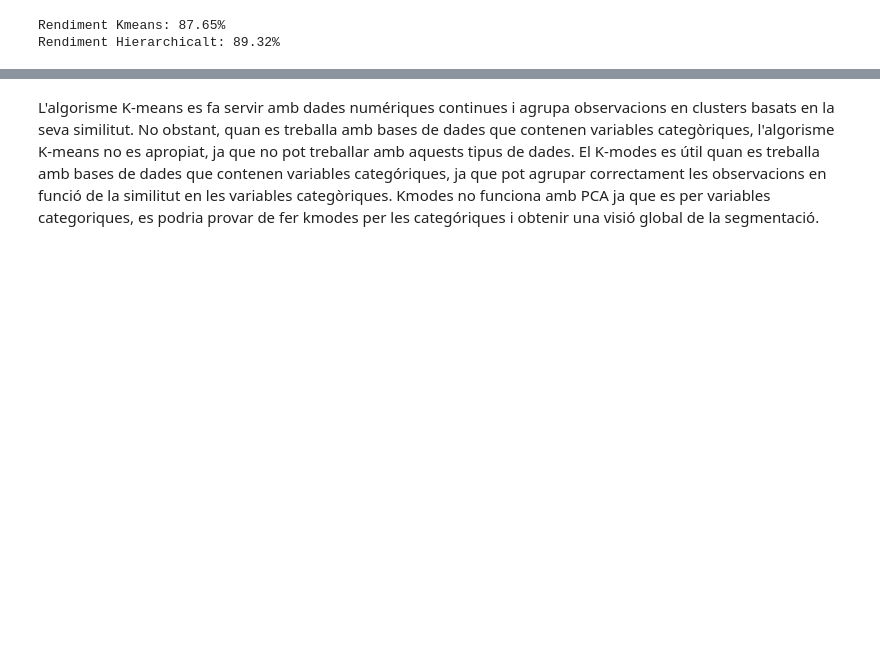
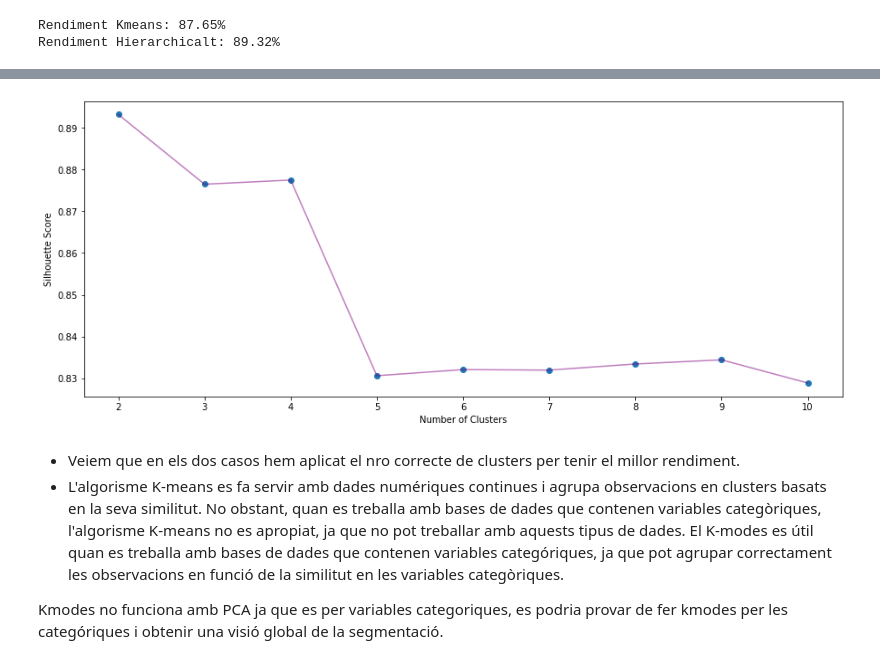
Before and after one commit to angeliufus/ML_unsupervised, a Jupyter notebook: Tasca M8 T01.ipynb, the cells around one changed output, grey strips where cells are left out. Saved outputs shown, nothing was run; the diff lists cells and outputs as text; code cells hidden in the pictures; blank space fills up the shorter version.

```diff
--- a/Tasca M8 T01.ipynb
+++ b/Tasca M8 T01.ipynb
@@ -1016,3 +1036,25 @@ Rendiment Hierarchicalt: 89.32%
+# %%
+# Calculate silhouette score
+ss_all = []
+for n in range(2, 11):
+    ac = (AgglomerativeClustering(n_clusters=n, affinity='euclidean', linkage='ward'))
+    predict = ac.fit_predict(fb_thai_pca)
+    score = silhouette_score(X = fb_thai_pca, labels = predict)
+    ss_all.append(score)
+# %%
+# Plot the number of clusters vs the silhouette score for the dataset.
+##from https://statisticallyrelevant.com/k-means-clustering-in-python/
+plt.figure(figsize = (15 ,6))
+plt.plot(np.arange(2 , 11) , ss_all , 'o')
+#plt.plot(np.arange(2 , 11) , ss_all , 'o', label = "Combined") ##plot with label
+plt.plot(np.arange(2 , 11) , ss_all , '-' , alpha = 0.5, color = 'purple')
+#plt.legend()
+plt.xlabel('Number of Clusters') , plt.ylabel('Silhouette Score')
+plt.show()
+# %% [output]
+[figure, added]
 # %% [markdown]
-L'algorisme K-means es fa servir amb dades numériques continues i  agrupa observacions en clusters basats en la seva similitut. No obstant, quan es treballa amb bases de dades que contenen variables categòriques, l'algorisme K-means no es apropiat, ja que no pot treballar amb aquests tipus de dades. El K-modes es útil quan es treballa amb bases de dades que contenen variables categóriques, ja que pot agrupar correctament les observacions en funció de la similitut en les variables categòriques.
+- Veiem que en els dos casos hem aplicat el nro correcte de clusters per tenir el millor rendiment.
+- L'algorisme K-means es fa servir amb dades numériques continues i  agrupa observacions en clusters basats en la seva similitut. No obstant, quan es treballa amb bases de dades que contenen variables categòriques, l'algorisme K-means no es apropiat, ja que no pot treballar amb aquests tipus de dades. El K-modes es útil quan es treballa amb bases de dades que contenen variables categóriques, ja que pot agrupar correctament les observacions en funció de la similitut en les variables categòriques.
+
 Kmodes no funciona amb PCA ja que es per variables categoriques, es podria provar de fer kmodes per les categóriques i obtenir una visió global de la segmentació.
```
Also changed, not shown: parts of 2 cells of this notebook.
